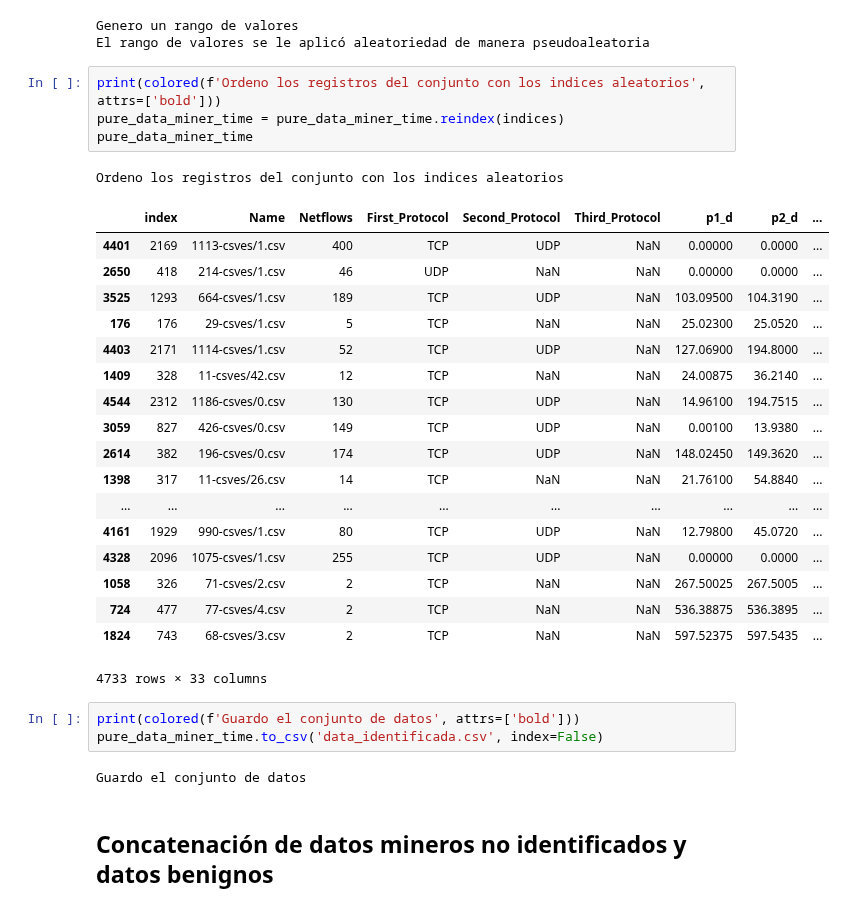
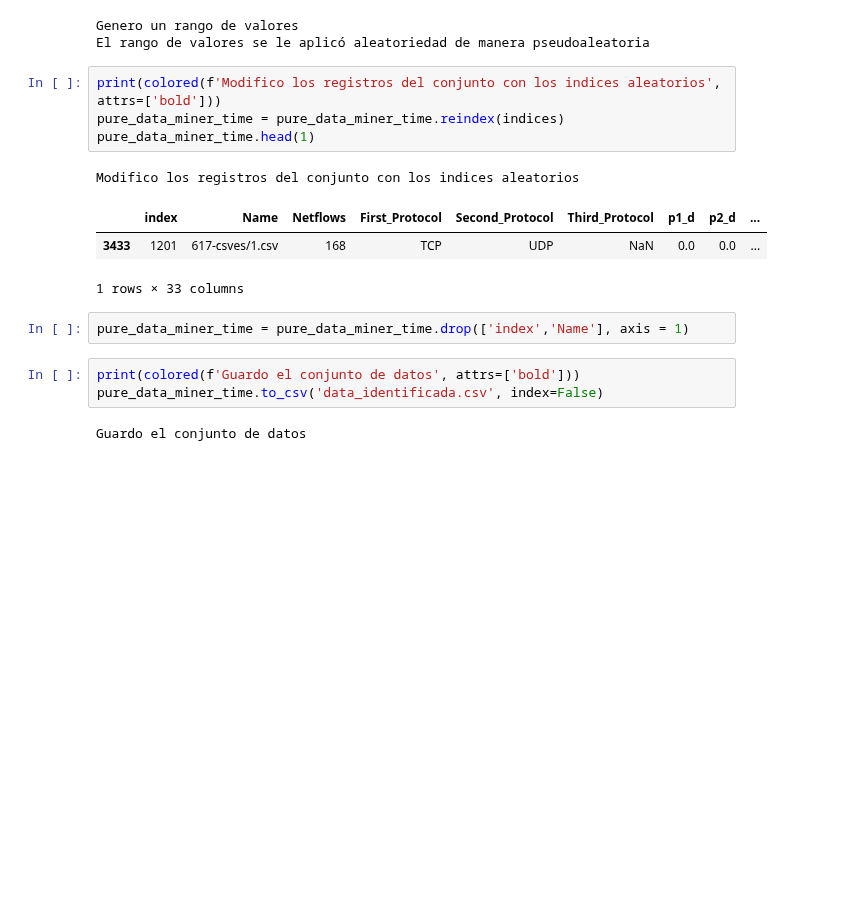
Before and after one commit to Kaiziferr/-Miner_Detector, a Jupyter notebook: PDG/0. Estructuracion_Datos_Ventanas_Tiempo.ipynb, the cells around one changed output. Drawn from its saved outputs; the diff is of its cells as text; blank space fills up the shorter version.

```diff
--- a/PDG/0. Estructuracion_Datos_Ventanas_Tiempo.ipynb
+++ b/PDG/0. Estructuracion_Datos_Ventanas_Tiempo.ipynb
@@ -149,33 +149,18 @@ random.shuffle(indices)
 Genero un rango de valores
 El rango de valores se le aplicó aleatoriedad de manera pseudoaleatoria
 # %%
-print(colored(f'Ordeno los registros del conjunto con los indices aleatorios', attrs=['bold']))
+print(colored(f'Modifico los registros del conjunto con los indices aleatorios', attrs=['bold']))
 pure_data_miner_time = pure_data_miner_time.reindex(indices)
-pure_data_miner_time
+pure_data_miner_time.head(1)
 # %% [output]
-Ordeno los registros del conjunto con los indices aleatorios
+Modifico los registros del conjunto con los indices aleatorios
 |  | index | Name | Netflows | First_Protocol | Second_Protocol | Third_Protocol | p1_d | p2_d | ... |
-| 4401 | 2169 | 1113-csves/1.csv | 400 | TCP | UDP | NaN | 0.00000 | 0.0000 | ... |
-| 2650 | 418 | 214-csves/1.csv | 46 | UDP | NaN | NaN | 0.00000 | 0.0000 | ... |
-| 3525 | 1293 | 664-csves/1.csv | 189 | TCP | UDP | NaN | 103.09500 | 104.3190 | ... |
-| 176 | 176 | 29-csves/1.csv | 5 | TCP | NaN | NaN | 25.02300 | 25.0520 | ... |
-| 4403 | 2171 | 1114-csves/1.csv | 52 | TCP | UDP | NaN | 127.06900 | 194.8000 | ... |
-| 1409 | 328 | 11-csves/42.csv | 12 | TCP | NaN | NaN | 24.00875 | 36.2140 | ... |
-| 4544 | 2312 | 1186-csves/0.csv | 130 | TCP | UDP | NaN | 14.96100 | 194.7515 | ... |
-| 3059 | 827 | 426-csves/0.csv | 149 | TCP | UDP | NaN | 0.00100 | 13.9380 | ... |
-| 2614 | 382 | 196-csves/0.csv | 174 | TCP | UDP | NaN | 148.02450 | 149.3620 | ... |
-| 1398 | 317 | 11-csves/26.csv | 14 | TCP | NaN | NaN | 21.76100 | 54.8840 | ... |
-| ... | ... | ... | ... | ... | ... | ... | ... | ... | ... |
-| 4161 | 1929 | 990-csves/1.csv | 80 | TCP | UDP | NaN | 12.79800 | 45.0720 | ... |
-| 4328 | 2096 | 1075-csves/1.csv | 255 | TCP | UDP | NaN | 0.00000 | 0.0000 | ... |
-| 1058 | 326 | 71-csves/2.csv | 2 | TCP | NaN | NaN | 267.50025 | 267.5005 | ... |
-| 724 | 477 | 77-csves/4.csv | 2 | TCP | NaN | NaN | 536.38875 | 536.3895 | ... |
-| 1824 | 743 | 68-csves/3.csv | 2 | TCP | NaN | NaN | 597.52375 | 597.5435 | ... |
+| 3433 | 1201 | 617-csves/1.csv | 168 | TCP | UDP | NaN | 0.0 | 0.0 | ... |
-4733 rows × 33 columns
+1 rows × 33 columns
+# %%
+pure_data_miner_time = pure_data_miner_time.drop(['index','Name'], axis = 1)
 # %%
 print(colored(f'Guardo el conjunto de datos', attrs=['bold']))
 pure_data_miner_time.to_csv('data_identificada.csv', index=False)
 # %% [output]
 Guardo el conjunto de datos
-# %% [markdown]
-## Concatenación de datos mineros no identificados y datos benignos
```
Also changed, not shown: parts of 7 cells of this notebook, 12 other files.
